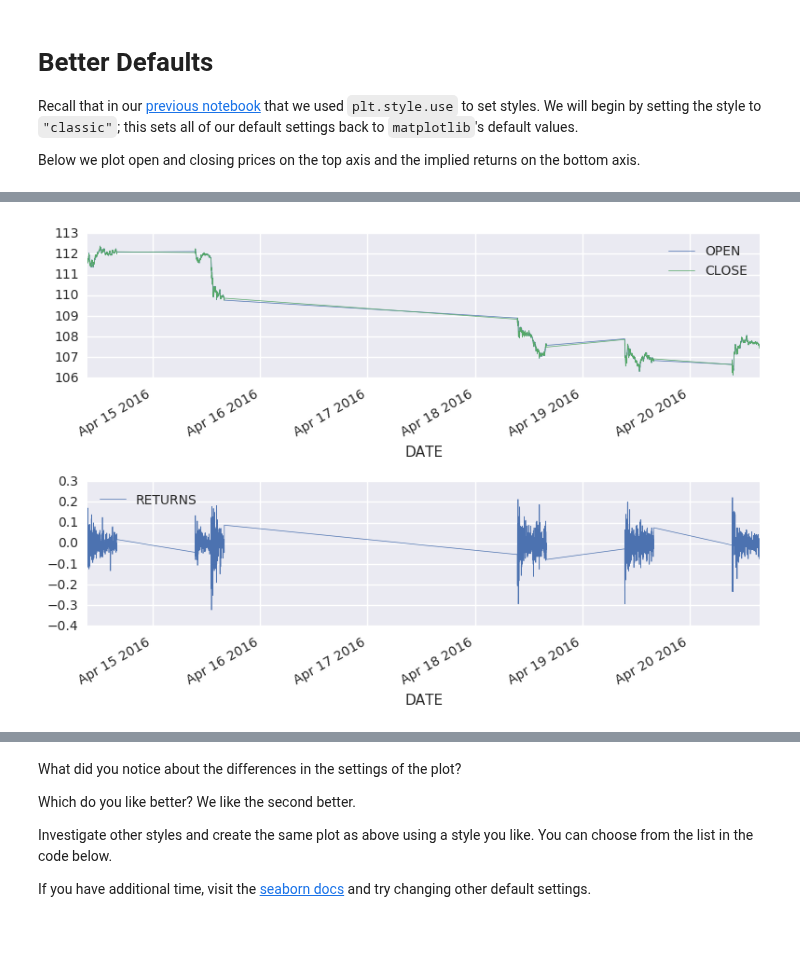
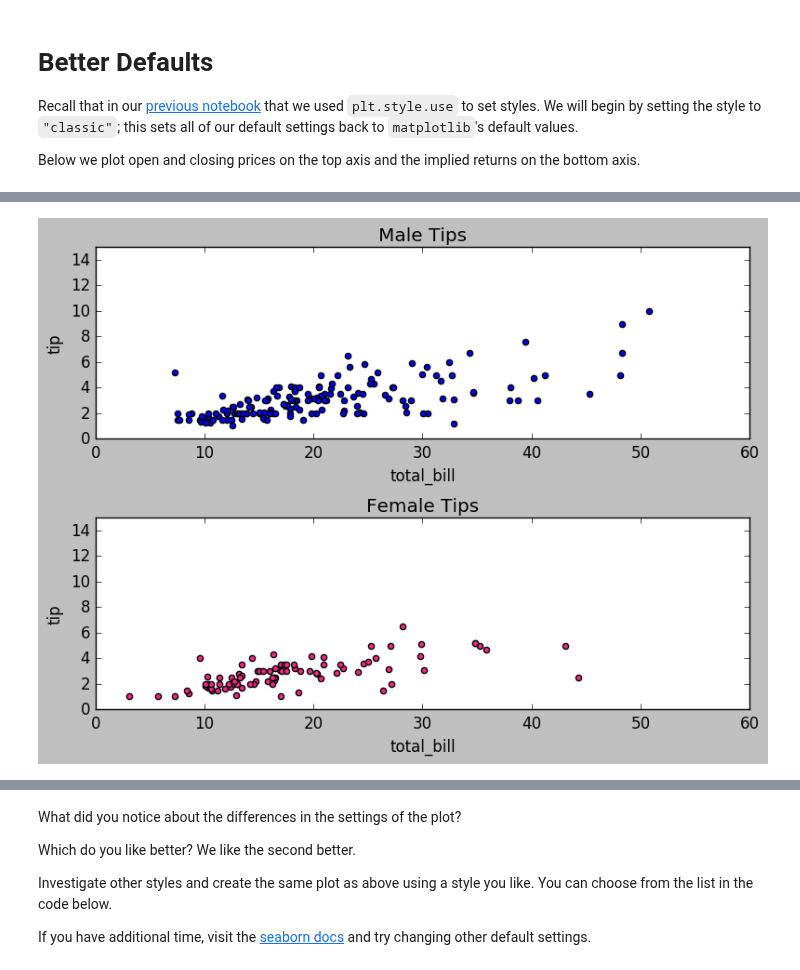
Before and after one commit to DaveBackus/Data_Bootcamp, a Jupyter notebook: Code/IPython/bootcamp_advgraphics_seaborn.ipynb, the cells around one changed output, grey strips where cells are left out. Drawn from its saved outputs; the diff is of its cells as text; code cells hidden in the pictures; blank space fills up the shorter version.

Commit message:
Made adjustments to seaborn notebook.

```diff
--- a/Code/IPython/bootcamp_advgraphics_seaborn.ipynb
+++ b/Code/IPython/bootcamp_advgraphics_seaborn.ipynb
@@ -186,3 +42,7 @@ minidata.set_index("TICKER").tail(5)
+# %%
+tips = sns.load_dataset("tips")
+ansc = sns.load_dataset("anscombe")
+tita = sns.load_dataset("titanic")
 # %% [markdown]
 # Better Defaults
 
@@ -210,17 +52,22 @@ fig.tight_layout()
-# %%
-# sns.set() resets default seaborn settings
-sns.set()
-
-fig, ax = plt.subplots(2)
-
-data.set_index("TICKER").loc["AAPL"].plot(x="DATE", y="OPEN",
-                                          linewidth=0.5, ax=ax[0])
-data.set_index("TICKER").loc["AAPL"].plot(x="DATE", y="CLOSE",
-                                          linewidth=0.5, ax=ax[0])
-
-data.set_index("TICKER").loc["AAPL"].plot(x="DATE", y="RETURNS",
-                                          linewidth=0.5, ax=ax[1])
-
-fig.tight_layout()
-# %% [output]
-[figure, removed]
+# %%
+plt.style.use("classic")
+
+fig, ax = plt.subplots(2)
+
+tips[tips["sex"] == "Male"].plot(x="total_bill", y="tip", ax=ax[0], kind="scatter",
+                                 color="blue")
+tips[tips["sex"] == "Female"].plot(x="total_bill", y="tip", ax=ax[1], kind="scatter",
+                                   color="#F52887")
+
+ax[0].set_xlim(0, 60)
+ax[1].set_xlim(0, 60)
+ax[0].set_ylim(0, 15)
+ax[1].set_ylim(0, 15)
+
+ax[0].set_title("Male Tips")
+ax[1].set_title("Female Tips")
+
+fig.tight_layout()
+# fig.savefig("/home/chase/Desktop/foo.png")
+# %% [output]
+[figure, added]
```
Also changed, not shown: parts of 36 cells of this notebook.
